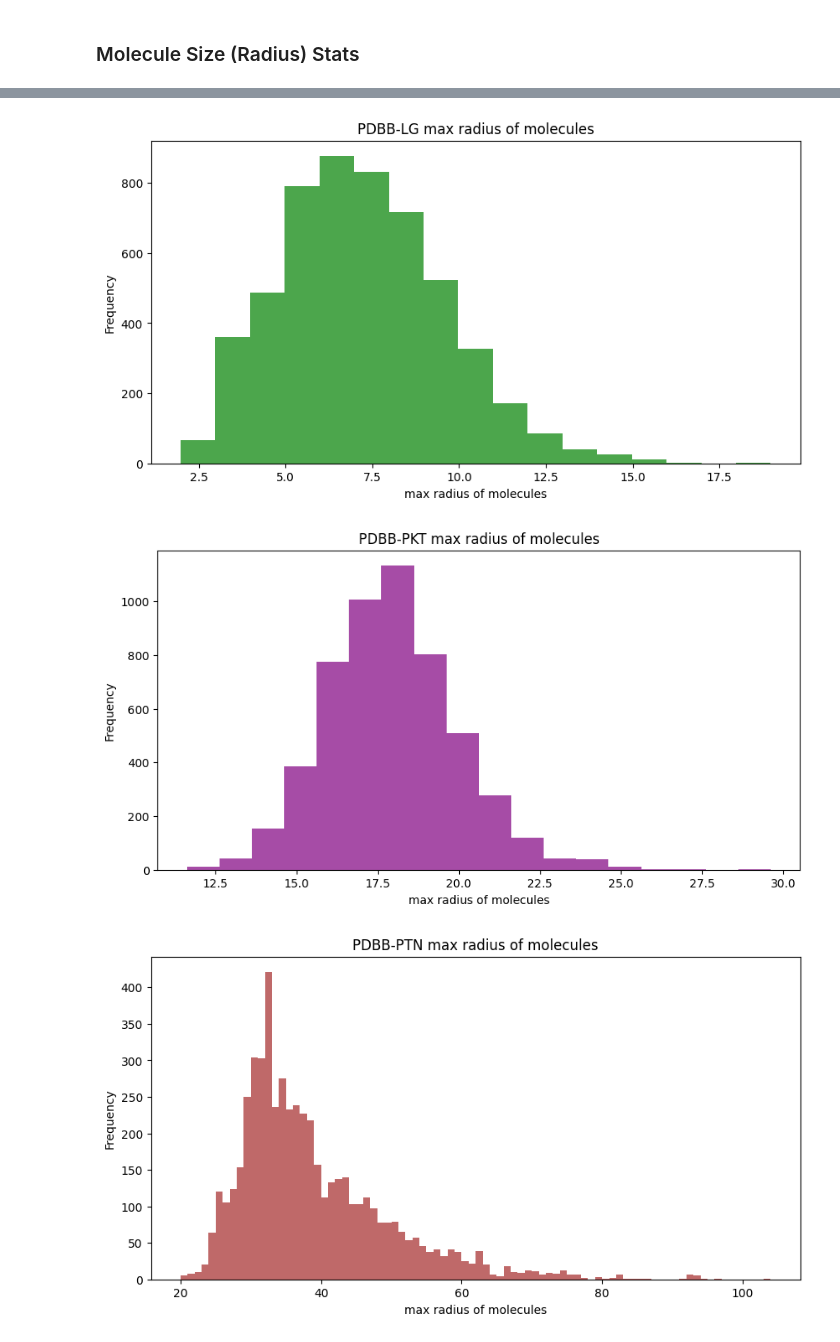
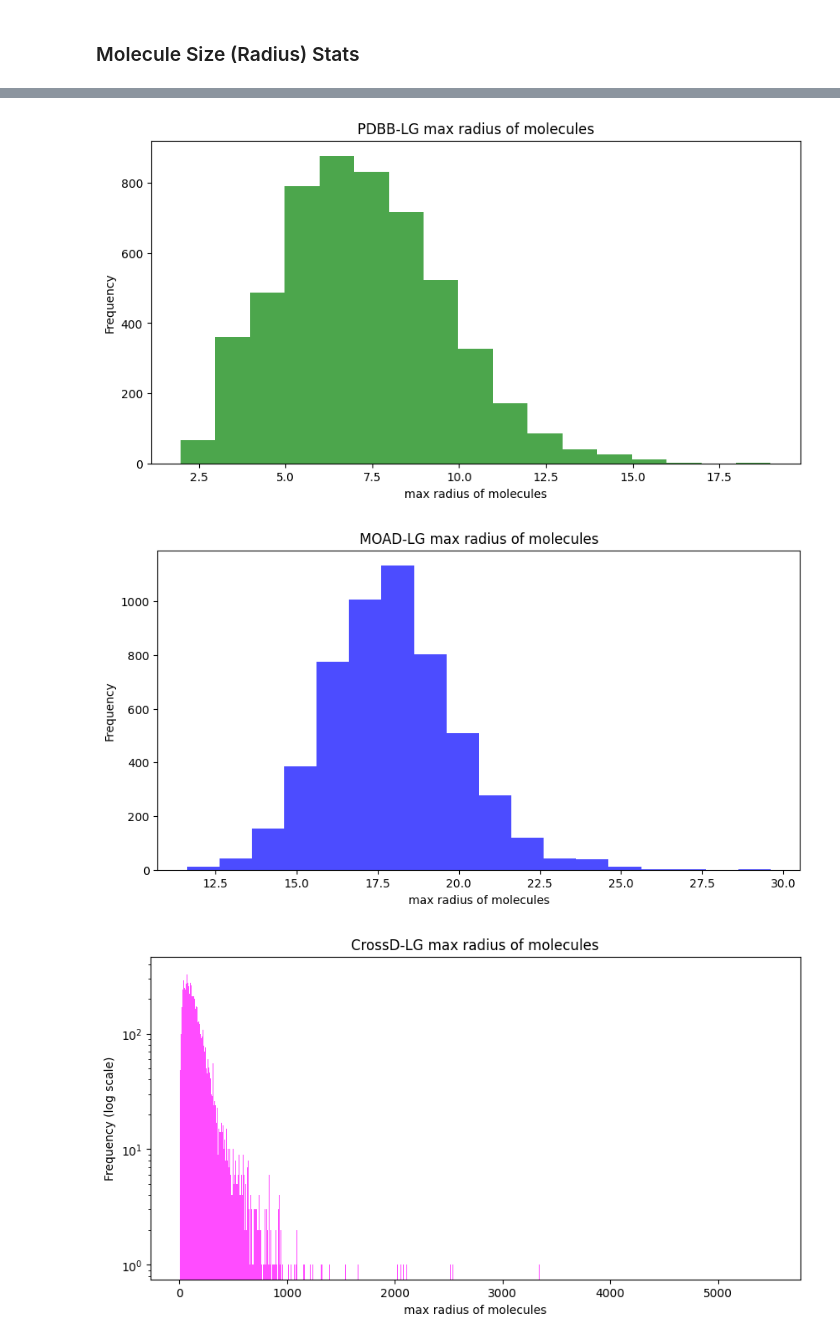
Before and after one commit to gohyixian/GeoLDM-edit, a Jupyter notebook: data_EDA/eda.ipynb, the cells around one changed output, grey strips where cells are left out. Cells and saved outputs as stored; diff of their text form; code cells hidden in the pictures.

```diff
--- a/data_EDA/eda.ipynb
+++ b/data_EDA/eda.ipynb
@@ -85,11 +77,10 @@ all_unique_atoms = list(set(
     list(geom_data_obj.atomic_num_freq.keys()) + \
     list(qm9_data_obj.atomic_num_freq.keys()) + \
     list(pdbbind_ligand_data_obj.atomic_num_freq.keys()) + \
+    list(moad_ligand_data_obj.atomic_num_freq.keys()) + \
+    list(crossd_ligand_data_obj.atomic_num_freq.keys()) + \
     list(pdbbind_pocket_data_obj.atomic_num_freq.keys()) + \
-    list(pdbbind_protein_data_obj.atomic_num_freq.keys()) + \
-    list(moad_ligand_data_obj.atomic_num_freq.keys()) + \
     list(moad_pocket_data_obj.atomic_num_freq.keys()) + \
-    list(crossd_ligand_data_obj.atomic_num_freq.keys()) + \
     list(crossd_pocket_data_obj.atomic_num_freq.keys())
 ))
 all_unique_atoms_symbols = [str(an2s[int(an)]) for an in all_unique_atoms]
@@ -97,12 +88,12 @@ all_unique_atoms_symbols = [str(an2s[int(an)]) for an in all_unique_atoms]
 list_of_all_dicts = [qm9_data_obj.atomic_num_freq, \
                      geom_data_obj.atomic_num_freq, \
                      pdbbind_ligand_data_obj.atomic_num_freq, \
+                     moad_ligand_data_obj.atomic_num_freq, \
+                     crossd_ligand_data_obj.atomic_num_freq, \
                      pdbbind_pocket_data_obj.atomic_num_freq, \
-                     pdbbind_protein_data_obj.atomic_num_freq, \
-                     moad_ligand_data_obj.atomic_num_freq, \
                      moad_pocket_data_obj.atomic_num_freq, \
-                     crossd_ligand_data_obj.atomic_num_freq, \
                      crossd_pocket_data_obj.atomic_num_freq
                     ]
-list_of_all_dicts_names = ['QM9', 'GEOM', 'PDBB-LG', 'PDBB-PKT', 'PDBB-PTN', 'MOAD-LG', 'MOAD-PKT', 'CrossD-LG', 'CrossD-PKT']
-colors = ['skyblue', 'salmon', 'green', 'purple', 'brown', 'yellow', 'orange', 'magenta', 'red']
+
+list_of_all_dicts_names = ['QM9', 'GEOM', 'PDBB-LG', 'MOAD-LG', 'CrossD-LG', 'PDBB-PKT', 'MOAD-PKT', 'CrossD-PKT']
+colors = ['skyblue', 'salmon', 'green', 'blue', 'magenta', 'purple', 'orange', 'red']
@@ -412,20 +389,19 @@ with open('outputs/radius_max_min_mean_max_std.txt', 'w') as f:
 # %%
 from utils import plot_histogram
 
 plot_histogram(data_list=qm9_data_obj.radius_max, color=colors[0], label=list_of_all_dicts_names[0], xlabel='max radius of molecules', title='QM9 max radius of molecules', img_save_path='outputs/radius_max_hist_QM9.png')
 plot_histogram(data_list=geom_data_obj.radius_max, color=colors[1], label=list_of_all_dicts_names[1], xlabel='max radius of molecules', title='GEOM max radius of molecules', img_save_path='outputs/radius_max_hist_GEOM.png')
+
 plot_histogram(data_list=pdbbind_ligand_data_obj.radius_max, color=colors[2], label=list_of_all_dicts_names[2], xlabel='max radius of molecules', title='PDBB-LG max radius of molecules', img_save_path='outputs/radius_max_hist_PDBB-LG.png')
-plot_histogram(data_list=pdbbind_pocket_data_obj.radius_max, color=colors[3], label=list_of_all_dicts_names[3], xlabel='max radius of molecules', title='PDBB-PKT max radius of molecules', img_save_path='outputs/radius_max_hist_PDBB-PKT.png')
-plot_histogram(data_list=pdbbind_protein_data_obj.radius_max, color=colors[4], label=list_of_all_dicts_names[4], xlabel='max radius of molecules', title='PDBB-PTN max radius of molecules', img_save_path='outputs/radius_max_hist_PDBB-PTN.png')
+plot_histogram(data_list=pdbbind_pocket_data_obj.radius_max, color=colors[3], label=list_of_all_dicts_names[3], xlabel='max radius of molecules', title='MOAD-LG max radius of molecules', img_save_path='outputs/radius_max_hist_MOAD-LG.png')
+plot_histogram(data_list=moad_ligand_data_obj.radius_max, color=colors[4], label=list_of_all_dicts_names[4], xlabel='max radius of molecules', title='CrossD-LG max radius of molecules', img_save_path='outputs/radius_max_hist_CrossD-LG.png', log=True)
 
-plot_histogram(data_list=moad_ligand_data_obj.radius_max, color=colors[5], label=list_of_all_dicts_names[5], xlabel='max radius of molecules', title='MOAD-LG max radius of molecules', img_save_path='outputs/radius_max_hist_MOAD-LG.png')
-plot_histogram(data_list=moad_pocket_data_obj.radius_max, color=colors[6], label=list_of_all_dicts_names[6], xlabel='max radius of molecules', title='MOAD-PKT max radius of molecules', img_save_path='outputs/radius_max_hist_MOAD-PKT.png')
-
-plot_histogram(data_list=crossd_ligand_data_obj.radius_max, color=colors[7], label=list_of_all_dicts_names[7], xlabel='max radius of molecules', title='CrossD-LG max radius of molecules', img_save_path='outputs/radius_max_hist_CrossD-LG.png')
-plot_histogram(data_list=crossd_pocket_data_obj.radius_max, color=colors[8], label=list_of_all_dicts_names[8], xlabel='max radius of molecules', title='CrossD-PKT max radius of molecules', img_save_path='outputs/radius_max_hist_CrossD-PKT.png')
+plot_histogram(data_list=moad_pocket_data_obj.radius_max, color=colors[5], label=list_of_all_dicts_names[5], xlabel='max radius of molecules', title='PDBB-PKT max radius of molecules', img_save_path='outputs/radius_max_hist_PDBB-PKT.png', log=True)
+plot_histogram(data_list=crossd_ligand_data_obj.radius_max, color=colors[6], label=list_of_all_dicts_names[6], xlabel='max radius of molecules', title='MOAD-PKT max radius of molecules', img_save_path='outputs/radius_max_hist_MOAD-PKT.png', log=True)
+plot_histogram(data_list=crossd_pocket_data_obj.radius_max, color=colors[7], label=list_of_all_dicts_names[7], xlabel='max radius of molecules', title='CrossD-PKT max radius of molecules', img_save_path='outputs/radius_max_hist_CrossD-PKT.png', log=True)
 # %% [output]
 [figure]
 [figure]
 [figure]
-[figure, old version]
+[figure, new version]
-[figure, old version]
+[figure, new version]
```
Also changed, not shown: parts of 16 cells of this notebook, 45 other files.
